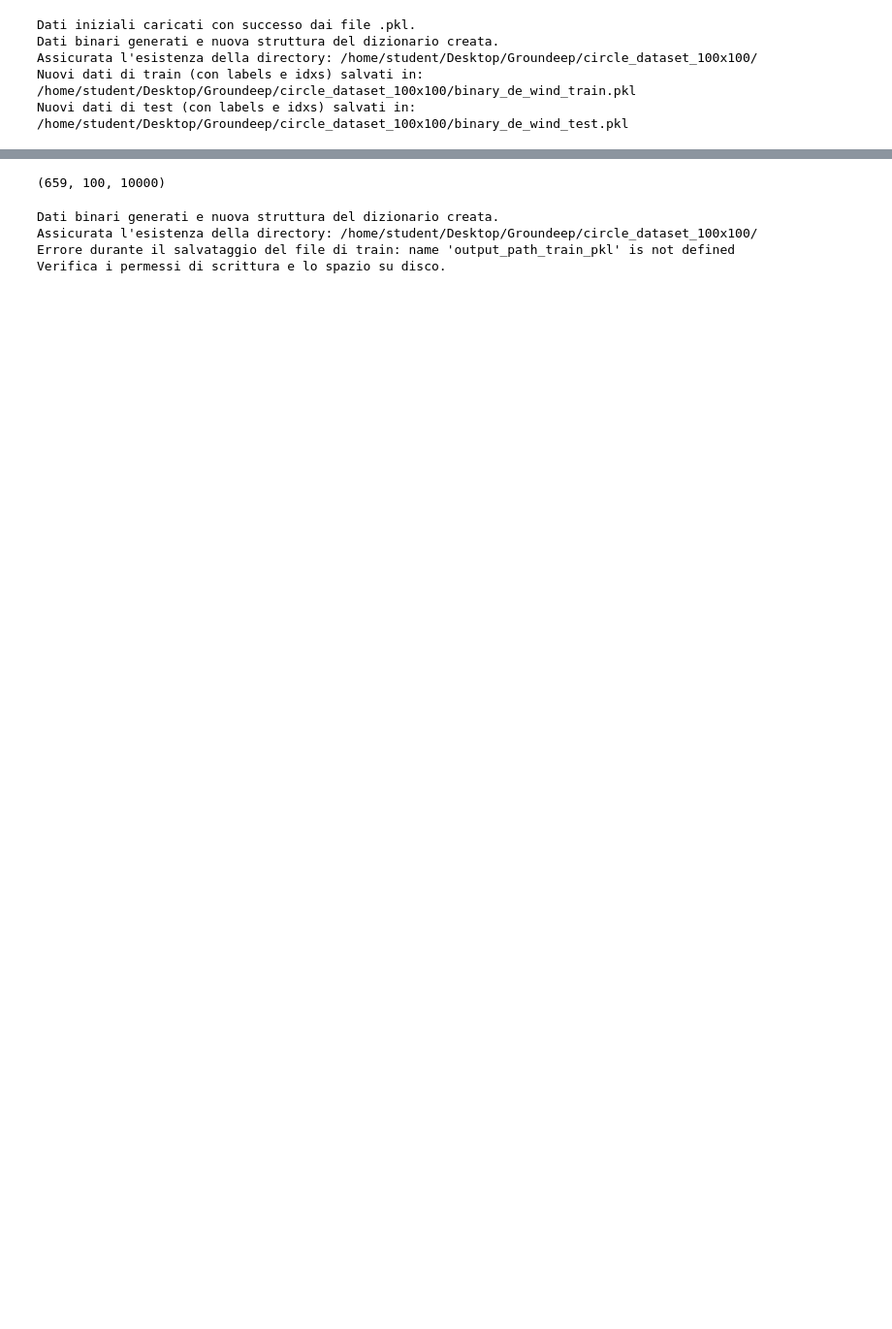
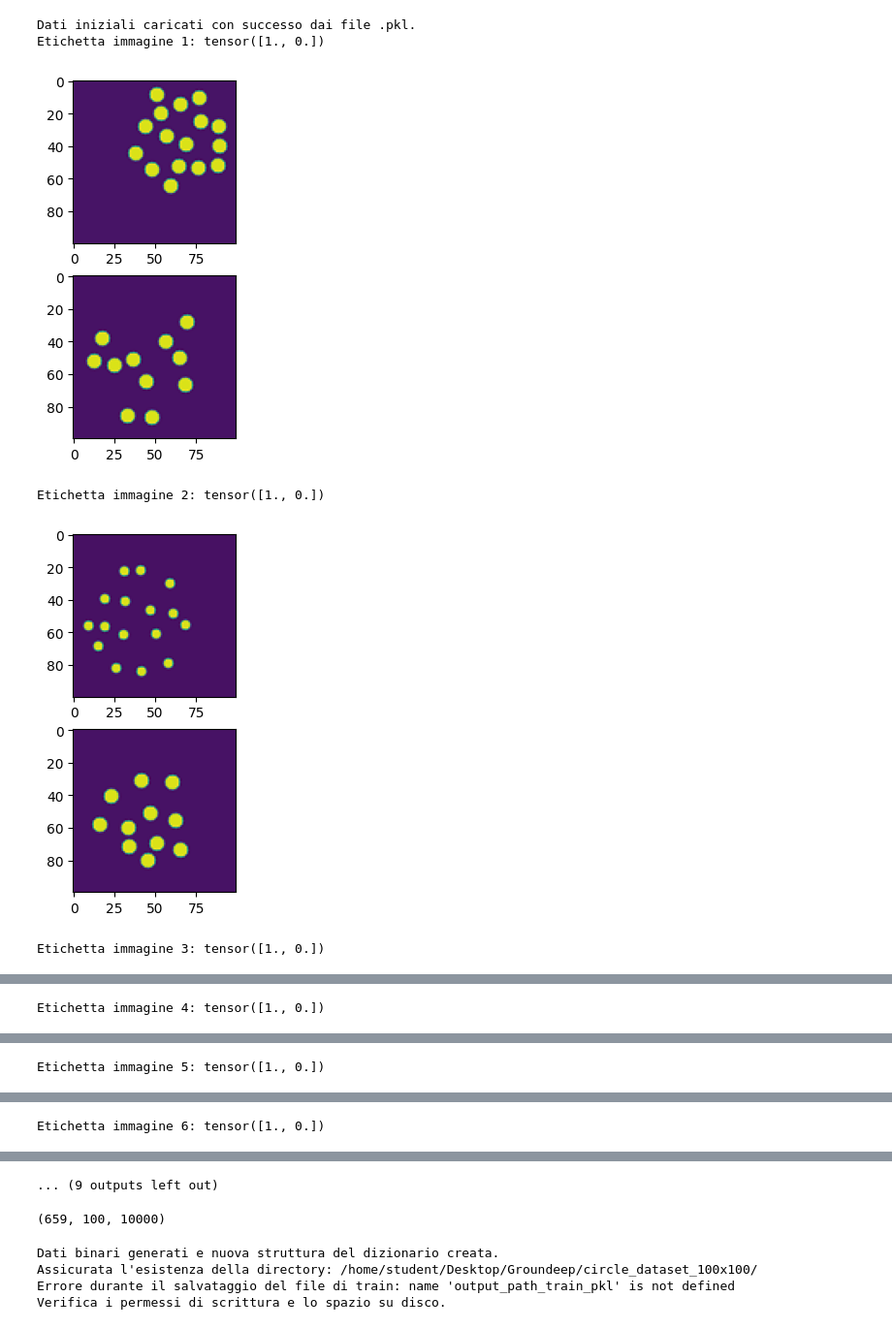
Before and after one commit to francesco-cal98/Groundeep, a Jupyter notebook: data_generation/binarizing_de_wind.ipynb, the cells around one changed output, grey strips where cells are left out. Shown: that part at 97% size. Cells and saved outputs as stored; diff of their text form; code cells hidden in the pictures; blank space fills up the shorter version.

```diff
--- a/data_generation/binarizing_de_wind.ipynb
+++ b/data_generation/binarizing_de_wind.ipynb
@@ -13,10 +28,10 @@ import torch # Necessario perché 'data_train' e 'data_test' contengono tensori
 # Caricamento dei dati dai file .pkl esistenti
 # Abbiamo visto che questi contengono tensori PyTorch, quindi pkl.load funziona
 # ma l'output 'data' è un tensore PyTorch
-with open('/home/student/Desktop/Groundeep/pairs_from_mat_train.pkl', 'rb') as f:
+with open('/home/student/Desktop/Groundeep/casual_data/pairs_from_mat_train.pkl', 'rb') as f:
     data_train = pkl.load(f)
 
-with open('/home/student/Desktop/Groundeep/pairs_from_mat_test.pkl', 'rb') as f:
+with open('/home/student/Desktop/Groundeep/casual_data/pairs_from_mat_test.pkl', 'rb') as f:
     data_test = pkl.load(f)
 
 print("Dati iniziali caricati con successo dai file .pkl.")
@@ -35,6 +50,21 @@ data_np_test = data_test['data'].cpu().numpy()
 binary_data_np_train = np.where(data_np_train >= 0.5, 255, 0).astype(np.uint8)
 binary_data_np_test = np.where(data_np_test >= 0.5, 255, 0).astype(np.uint8)
 
+for i in range(10):
+    # Crea una figura con due subplot per ogni immagine
+    fig, axs = plt.subplots(2, 1)
+
+    # Visualizza la prima metà dell'immagine
+    axs[0].imshow(data_train['data'][100][i][0:10000].reshape(100,100))
+
+    # Visualizza la seconda metà dell'immagine
+    axs[1].imshow(data_train['data'][100][i][10000:20000].reshape(100,100))
+
+    # Stampa l'etichetta dell'immagine
+    print(f"Etichetta immagine {i+1}: {data_train['labels'][100][i]}")
+
+    # Mostra la figura con i due subplot
+    plt.show()
 # Crea nuovi dizionari che contengono i dati binari e le chiavi originali
 # Converti i tensori originali 'labels' e 'idxs' in NumPy array
 # per coerenza nel nuovo file .pkl, se desideri che tutto sia NumPy
@@ -68,34 +98,35 @@ except OSError as e:
     print(f"Errore nella creazione della directory {output_dir}: {e}")
     print("Controlla i permessi o il percorso.")
     exit()
 
 # Definisci i percorsi completi per i nuovi file .pkl
 output_path_train_pkl = os.path.join(output_dir, 'binary_de_wind_train.pkl')
 output_path_test_pkl = os.path.join(output_dir, 'binary_de_wind_test.pkl')
 
 # Salvataggio dei nuovi dizionari come file .pkl
 try:
     with open(output_path_train_pkl, 'wb') as f:
         pkl.dump(new_data_train, f) # Salva il nuovo dizionario
     print(f"Nuovi dati di train (con labels e idxs) salvati in: {output_path_train_pkl}")
 except Exception as e:
     print(f"Errore durante il salvataggio del file di train: {e}")
     print("Verifica i permessi di scrittura e lo spazio su disco.")
 
 try:
     with open(output_path_test_pkl, 'wb') as f:
         pkl.dump(new_data_test, f) # Salva il nuovo dizionario
     print(f"Nuovi dati di test (con labels e idxs) salvati in: {output_path_test_pkl}")
 except Exception as e:
     print(f"Errore durante il salvataggio del file di test: {e}")
     print("Verifica i permessi di scrittura e lo spazio su disco.")
 
 # --- Le righe originali per salvare come .npz (se vuoi mantenerle, altrimenti rimuovile) ---
 # np.savez(os.path.join(output_dir, 'binary_de_wind_train.npz'), data=binary_data_np_train)
 # np.savez(os.path.join(output_dir, 'binary_de_wind_test.npz'), data=binary_data_np_test)
 # %% [output]
 Dati iniziali caricati con successo dai file .pkl.
-Dati binari generati e nuova struttura del dizionario creata.
-Assicurata l'esistenza della directory: /home/student/Desktop/Groundeep/circle_dataset_100x100/
-Nuovi dati di train (con labels e idxs) salvati in: /home/student/Desktop/Groundeep/circle_dataset_100x100/binary_de_wind_train.pkl
-Nuovi dati di test (con labels e idxs) salvati in: /home/student/Desktop/Groundeep/circle_dataset_100x100/binary_de_wind_test.pkl
+Etichetta immagine 1: tensor([1., 0.])
+[figure, added]
+Etichetta immagine 2: tensor([1., 0.])
+[figure, added]
+Etichetta immagine 3: tensor([1., 0.])
@@ -101,0 +134 @@ Nuovi dati di test (con labels e idxs) salvati in: /home/student/Desktop/Grounde
+Etichetta immagine 4: tensor([1., 0.])
@@ -101,0 +136 @@ Nuovi dati di test (con labels e idxs) salvati in: /home/student/Desktop/Grounde
+Etichetta immagine 5: tensor([1., 0.])
@@ -101,0 +138 @@ Nuovi dati di test (con labels e idxs) salvati in: /home/student/Desktop/Grounde
+Etichetta immagine 6: tensor([1., 0.])
@@ -102,3 +140,4 @@ Nuovi dati di test (con labels e idxs) salvati in: /home/student/Desktop/Grounde
+... (9 outputs left out)
 # %%
 data = np.load('/home/student/Desktop/Groundeep/circle_dataset_100x100/binary_de_wind.npz')
 
```
Also changed, not shown: parts of 4 cells of this notebook, 19 other files.
